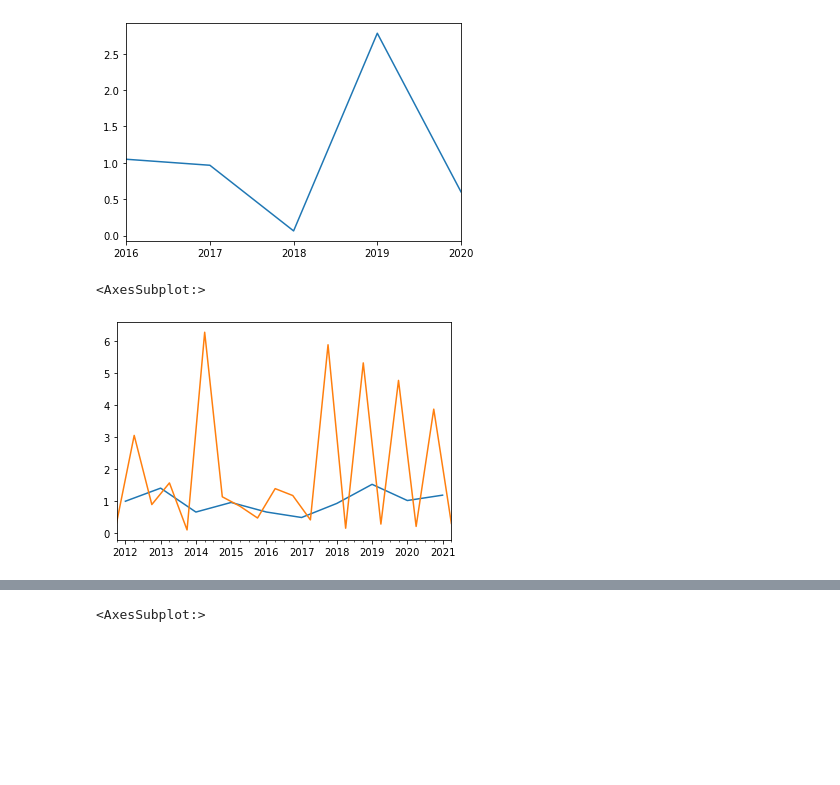
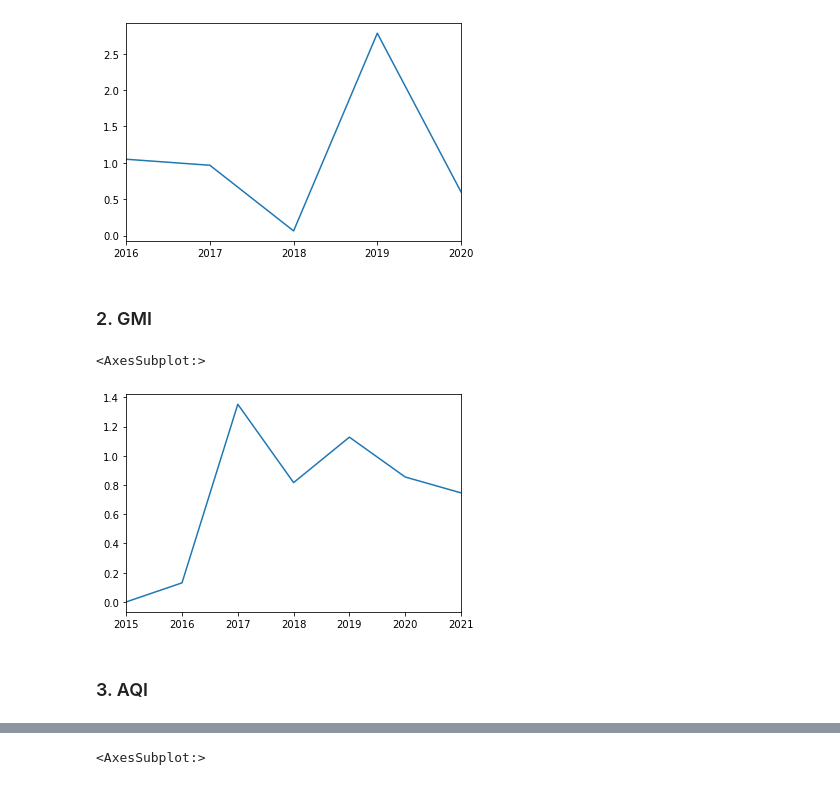
Before and after one commit to someonealive0/deepaudit, a Jupyter notebook: COMP3850.ipynb, the cells around one changed output, grey strips where cells are left out. Drawn from its saved outputs; the diff is of its cells as text; code cells hidden in the pictures; blank space fills up the shorter version.

Commit message:
Finalised Beneish ratios

```diff
--- a/COMP3850.ipynb
+++ b/COMP3850.ipynb
@@ -244,4 +243,23 @@ calc_DSRI(workbooks_separated['ADH']['HY']).plot()
 # %% [output]
 <AxesSubplot:>
 [figure]
+# %% [markdown]
+### 2. GMI
+# %%
+def calc_GMI(company):
+    res = {}
+    profit_margin = company['Ratio Analysis']['Net Profit Margin (%)']
+    for row in range(1, len(profit_margin)):
+        t1 = profit_margin.iloc[row]
+        t0 = profit_margin.iloc[row-1]
+        res[profit_margin.index[row]] = t0/t1
+
+    return pd.Series(res)
+# %%
+calc_GMI(workbooks_separated['ADH']['FY']).plot()
+# %% [output]
+<AxesSubplot:>
+[figure, added]
+# %% [markdown]
+### 3. AQI
 # %%
@@ -266,8 +285,2 @@ def calc_LVGI(company):
 
     return pd.Series(res)
-# %%
-calc_LVGI(workbooks_separated['BCI']['FY']).plot()
-calc_LVGI(workbooks_combined['BCI']).plot()
-# %% [output]
-<AxesSubplot:>
-[figure, removed]
```
Also changed, not shown: parts of 20 cells of this notebook.
